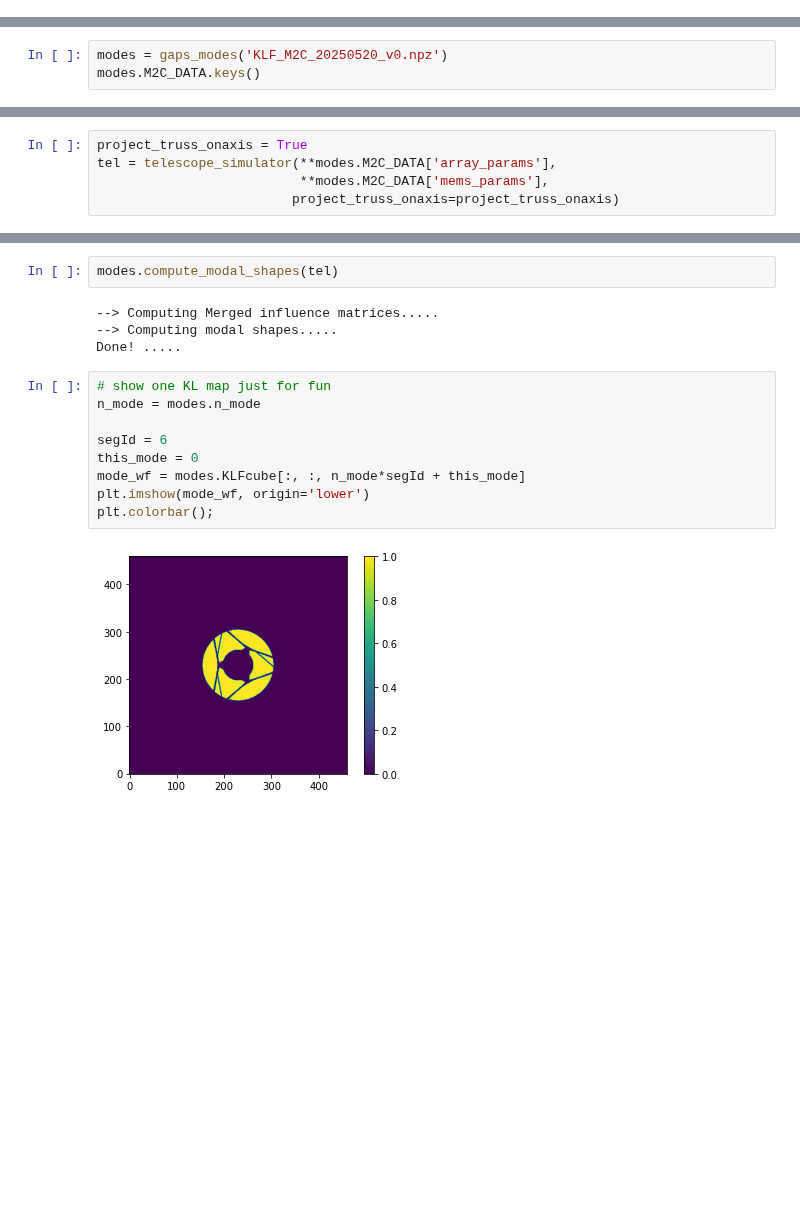
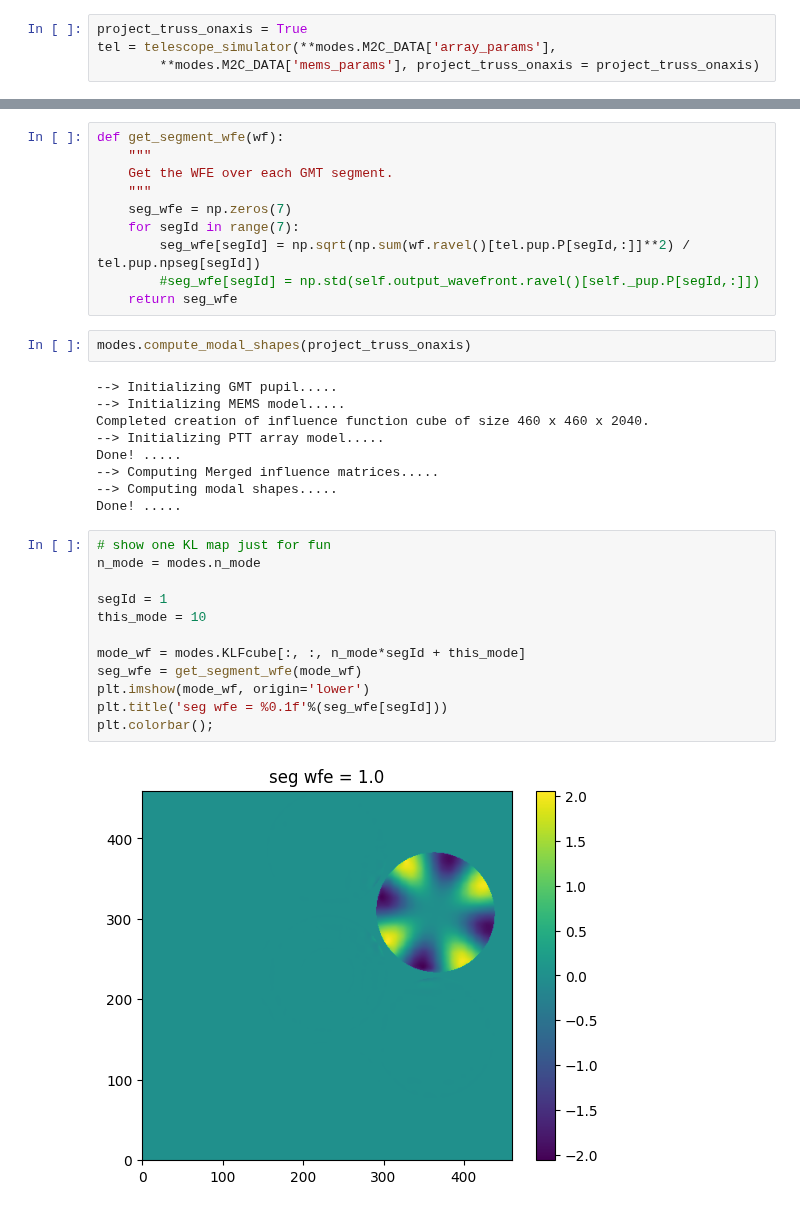
Before and after one commit to fquiros/CEO, a Jupyter notebook: python/ceo/gaps/script_compute_gaps_segment_modes_demo.ipynb, the cells around one changed output, grey strips where cells are left out. Drawn from its saved outputs; the diff is of its cells as text; blank space fills up the shorter version.

Commit message:
MODAL_CONTROL: New modal basis (20251125).

```diff
--- a/python/ceo/gaps/script_compute_gaps_segment_modes_demo.ipynb
+++ b/python/ceo/gaps/script_compute_gaps_segment_modes_demo.ipynb
@@ -83,0 +50,4 @@ Using influence matrices. This method is more efficient since only valid points
+# %%
+project_truss_onaxis = True
+tel = telescope_simulator(**modes.M2C_DATA['array_params'],
+        **modes.M2C_DATA['mems_params'], project_truss_onaxis = project_truss_onaxis)
@@ -111,3 +64,0 @@ from gaps_modes import gaps_modes
-# %%
-modes = gaps_modes('KLF_M2C_20250520_v0.npz')
-modes.M2C_DATA.keys()
@@ -117,5 +64,0 @@ dict_keys(['array_params', 'KLamp', 'mems_params', 'dm_valid_acts_params', 'fkls
-# %%
-project_truss_onaxis = True
-tel = telescope_simulator(**modes.M2C_DATA['array_params'],
-                          **modes.M2C_DATA['mems_params'],
-                         project_truss_onaxis=project_truss_onaxis)
@@ -128,17 +94,35 @@ Done! .....
+# %%
+def get_segment_wfe(wf):
+    """
+    Get the WFE over each GMT segment.
+    """
+    seg_wfe = np.zeros(7)
+    for segId in range(7):
+        seg_wfe[segId] = np.sqrt(np.sum(wf.ravel()[tel.pup.P[segId,:]]**2) / tel.pup.npseg[segId])
+        #seg_wfe[segId] = np.std(self.output_wavefront.ravel()[self._pup.P[segId,:]])
+    return seg_wfe
 # %%
-modes.compute_modal_shapes(tel)
+modes.compute_modal_shapes(project_truss_onaxis)
 # %% [output]
+--> Initializing GMT pupil.....
+--> Initializing MEMS model.....
+Completed creation of influence function cube of size 460 x 460 x 2040.
+--> Initializing PTT array model.....
+Done! .....
 --> Computing Merged influence matrices.....
 --> Computing modal shapes.....
 Done! .....
 # %%
 # show one KL map just for fun
 n_mode = modes.n_mode
 
-segId = 6
-this_mode = 0
+segId = 1
+this_mode = 10
+
 mode_wf = modes.KLFcube[:, :, n_mode*segId + this_mode]
+seg_wfe = get_segment_wfe(mode_wf)
 plt.imshow(mode_wf, origin='lower')
+plt.title('seg wfe = %0.1f'%(seg_wfe[segId]))
 plt.colorbar();
 # %% [output]
-[figure, old version]
+[figure, new version]
```
Also changed, not shown: parts of 30 cells of this notebook, 5 other files.
